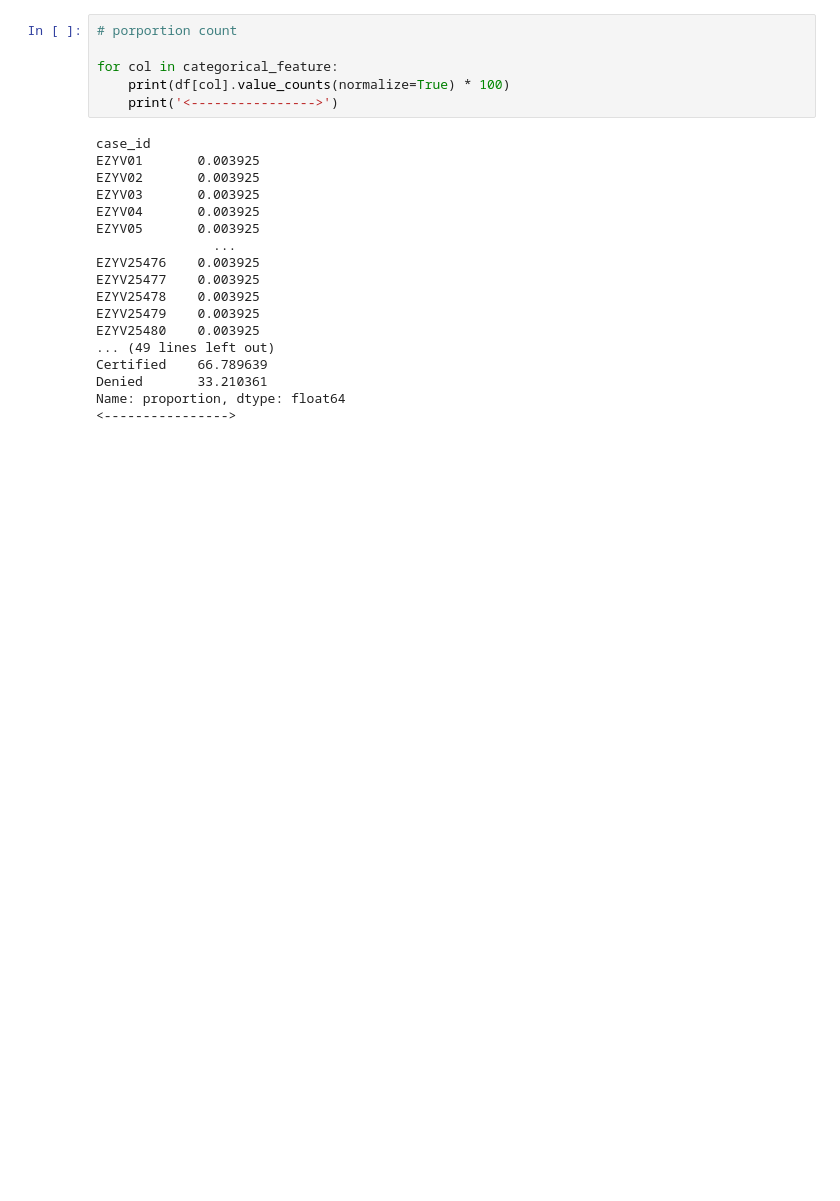
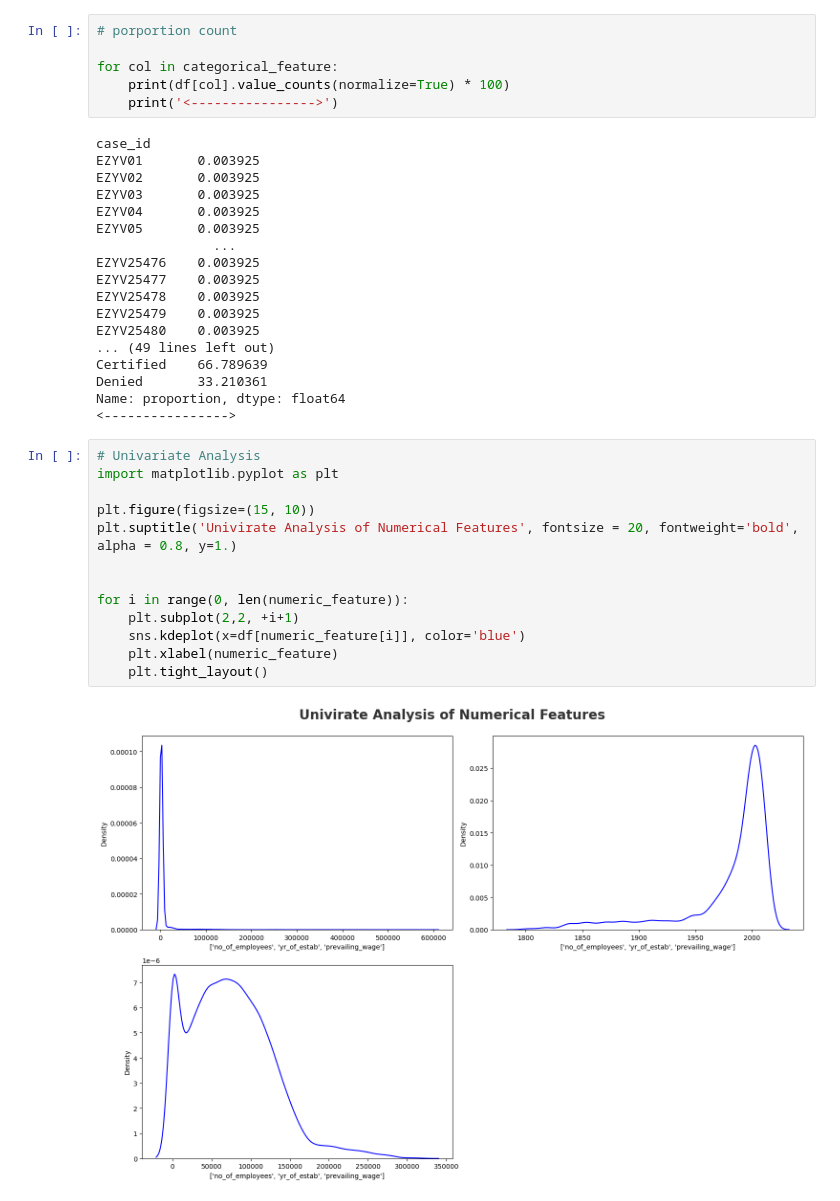
Before and after one commit to WajidKarimm/Visa_Approval-End-to-End-Project, a Jupyter notebook: notebook/EDA_US_visa.ipynb, the cells around one changed output. Cells and saved outputs as stored; diff of their text form; blank space fills up the shorter version.

```diff
--- a/notebook/EDA_US_visa.ipynb
+++ b/notebook/EDA_US_visa.ipynb
@@ -107,3 +107,18 @@ Certified    66.789639
 Denied       33.210361
 Name: proportion, dtype: float64
 <---------------->
+# %%
+# Univariate Analysis
+import matplotlib.pyplot as plt
+
+plt.figure(figsize=(15, 10))
+plt.suptitle('Univirate Analysis of Numerical Features', fontsize = 20, fontweight='bold', alpha = 0.8, y=1.)
+
+
+for i in range(0, len(numeric_feature)):
+    plt.subplot(2,2, +i+1)
+    sns.kdeplot(x=df[numeric_feature[i]], color='blue')
+    plt.xlabel(numeric_feature)
+    plt.tight_layout()
+# %% [output]
+[figure, added]
```
Also changed, not shown: parts of 2 cells of this notebook.
